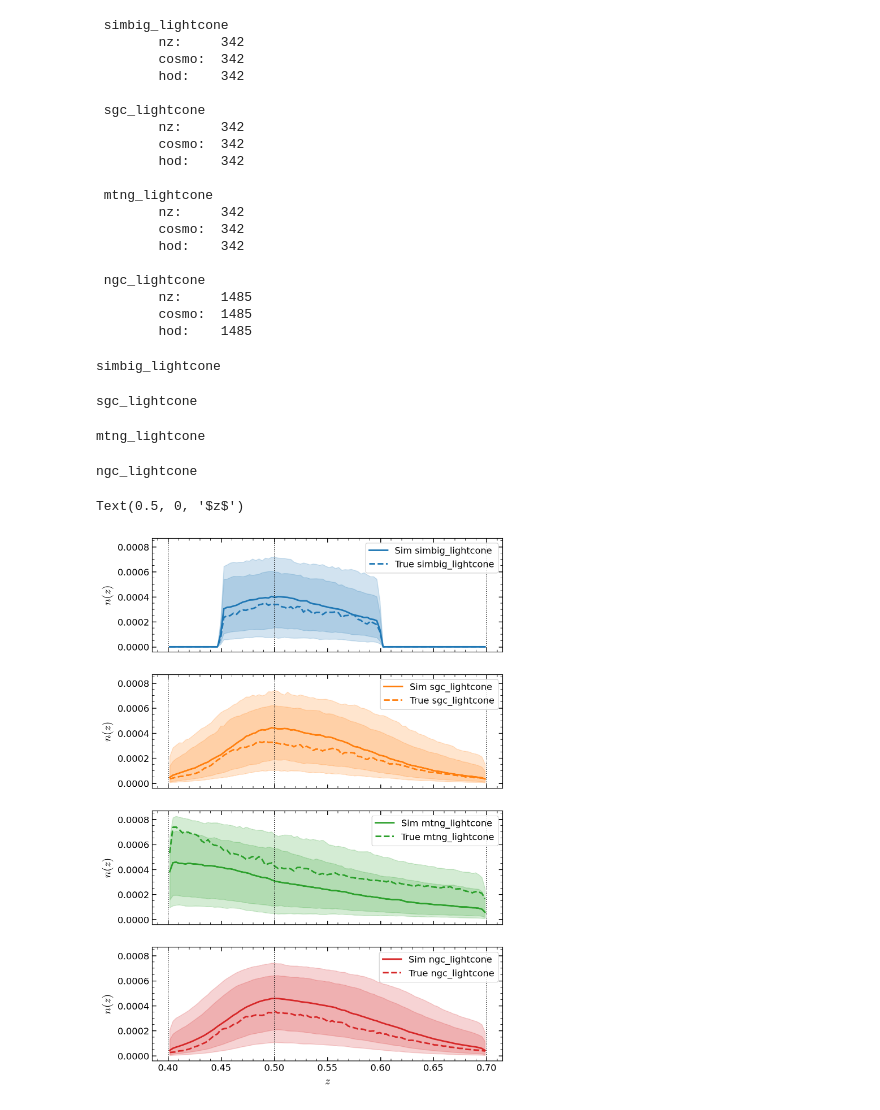
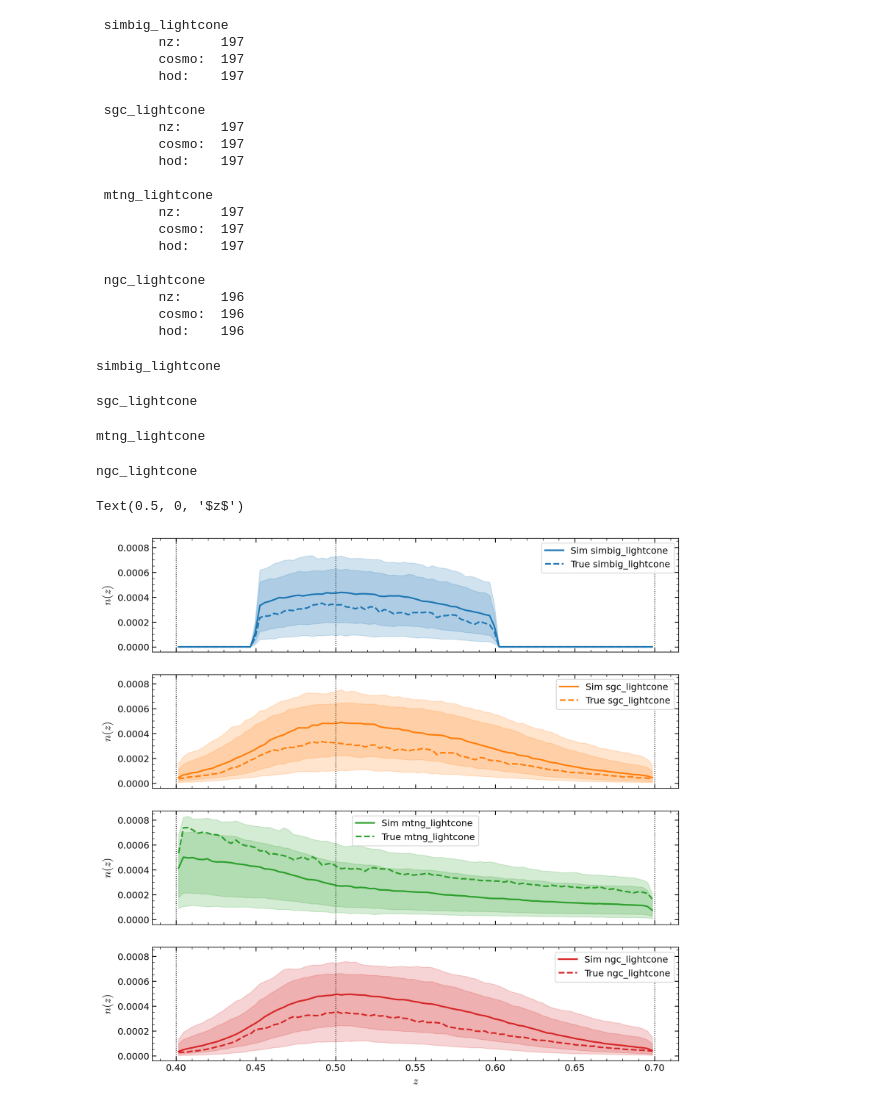
Before and after one commit to maho3/matts_tests, a Jupyter notebook: test_constrained_HOD.ipynb, the cells around one changed output. Saved outputs shown, nothing was run; the diff lists cells and outputs as text; code cells hidden in the pictures.

Commit message:
running new 4k quijotelike suites

```diff
--- a/test_constrained_HOD.ipynb
+++ b/test_constrained_HOD.ipynb
@@ -22,7 +22,7 @@ cosmo = Planck18
 # check what is run
 
 from collections import defaultdict
-suitedir = '/ocean/projects/phy240015p/mho1/cmass-ili/mtnglike/fastpm_constrained_newz/L3000-N384'
+suitedir = '/anvil/scratch/x-mho1/cmass-ili/mtnglike/fastpm_constrained/L3000-N384'
 
 record = {}
 
@@ -70,7 +70,7 @@ for k, d in record.items():
 # check n(z)'s
 
 from collections import defaultdict
-suitedir = '/ocean/projects/phy240015p/mho1/cmass-ili/mtnglike/fastpm_constrained/L3000-N384'
+suitedir = '/anvil/scratch/x-mho1/cmass-ili/mtnglike/fastpm_constrained/L3000-N384'
 
 record = {}
 
@@ -79,7 +79,7 @@ tracers = [f'{cap}_lightcone' for cap in ['simbig', 'sgc', 'mtng', 'ngc']]
 for t in tracers:
     record[t] = defaultdict(lambda: [])
 
-for lhid in tqdm(lhidlist[::10]):
+for lhid in tqdm(lhidlist):
     simdir = join(suitedir, lhid)
     if not os.path.isdir(simdir):
         continue
@@ -95,6 +95,11 @@ for lhid in tqdm(lhidlist[::10]):
                     record[tracer]['nz'].append(f['nz'][:])
                     record[tracer]['cosmo'].append(f.attrs['cosmo_params'])
                     record[tracer]['hod'].append(f.attrs['HOD_params'])
+                else:
+                    print(diagfile)
+
+for t, v in record.items():
+    record[t] = dict(v)
 # %%
 for k, d in record.items():
     print('\n', k)
@@ -102,24 +107,24 @@ for k, d in record.items():
         print(f"\t{key}:\t{len(value)}")
 # %% [output]
  simbig_lightcone
-        nz:     342
-        cosmo:  342
-        hod:    342
+        nz:     197
+        cosmo:  197
+        hod:    197
 
  sgc_lightcone
-        nz:     342
-        cosmo:  342
-        hod:    342
+        nz:     197
+        cosmo:  197
+        hod:    197
 
  mtng_lightcone
-        nz:     342
-        cosmo:  342
-        hod:    342
+        nz:     197
+        cosmo:  197
+        hod:    197
 
  ngc_lightcone
-        nz:     1485
-        cosmo:  1485
-        hod:    1485
+        nz:     196
+        cosmo:  196
+        hod:    196
 # %%
 
 from astropy.stats import scott_bin_width
@@ -167,10 +172,10 @@ ngc_lightcone
 trues = {}
 
 datafiles = {
-    'simbig_lightcone': '/ocean/projects/phy240015p/mho1/cmass-ili/real_data/cmass_simbig/L2000-N256/0/simbig_lightcone/hod00000_aug00000.h5',
-    'sgc_lightcone': '/ocean/projects/phy240015p/mho1/cmass-ili/real_data/cmass_sgc/L2000-N256/0/sgc_lightcone/hod00000_aug00000.h5',
-    'mtng_lightcone': '/ocean/projects/phy240015p/mho1/cmass-ili/mtng/nbody/L3000-N384/0/mtng_lightcone/hod00000_aug00000.h5',
-    'ngc_lightcone': '/ocean/projects/phy240015p/mho1/cmass-ili/real_data/cmass_ngc/L3000-N384/0/ngc_lightcone/hod00000_aug00000.h5',
+    'simbig_lightcone': '/anvil/scratch/x-mho1/cmass-ili/real_data/cmass_simbig/L2000-N256/0/simbig_lightcone/hod00000_aug00000.h5',
+    'sgc_lightcone': '/anvil/scratch/x-mho1/cmass-ili/real_data/cmass_sgc/L2000-N256/0/sgc_lightcone/hod00000_aug00000.h5',
+    'mtng_lightcone': '/anvil/scratch/x-mho1/cmass-ili/mtng/nbody/L3000-N384/0/mtng_lightcone/hod00000_aug00000.h5',
+    'ngc_lightcone': '/anvil/scratch/x-mho1/cmass-ili/real_data/cmass_ngc/L3000-N384/0/ngc_lightcone/hod00000_aug00000.h5',
 }
 
 
@@ -185,23 +190,26 @@ for t, filename in datafiles.items():
         'nofz': nofz
     }
 # %%
-f, axs = plt.subplots(4, 1, figsize=(8, 12), sharex=True, sharey=True)
+f, axs = plt.subplots(4, 1, figsize=(12, 12), sharex=True, sharey=True)
+
 for i, t in enumerate(tracers):
     ax = axs[i]
     _x = zcens
     _y = record[t]['nofz']
+    if len(_y) == 0:
+        continue
     percs = np.percentile(_y, [50, 16, 84, 5, 95], axis=0)
     ax.fill_between(_x, percs[1], percs[2], alpha=0.2, color=f'C{i}')
     ax.fill_between(_x, percs[3], percs[4], alpha=0.2, color=f'C{i}')
     ax.plot(_x, percs[0], label=f'Sim {t}', color=f'C{i}')
 
     ax.plot(_x, trues[t]['nofz'], '--', color=f'C{i}', label=f'True {t}')
     ax.set(ylabel='$n(z)$')
     ax.legend()
 
     for zbin in [0.4, 0.5, 0.7]:
         ax.axvline(zbin, color='k', linestyle=':', alpha=1, lw=1)
 ax.set_xlabel('$z$')
 # %% [output]
 Text(0.5, 0, '$z$')
-[figure, old version]
+[figure, new version]
```
Also changed, not shown: parts of 4 cells of this notebook, 4 other files.
